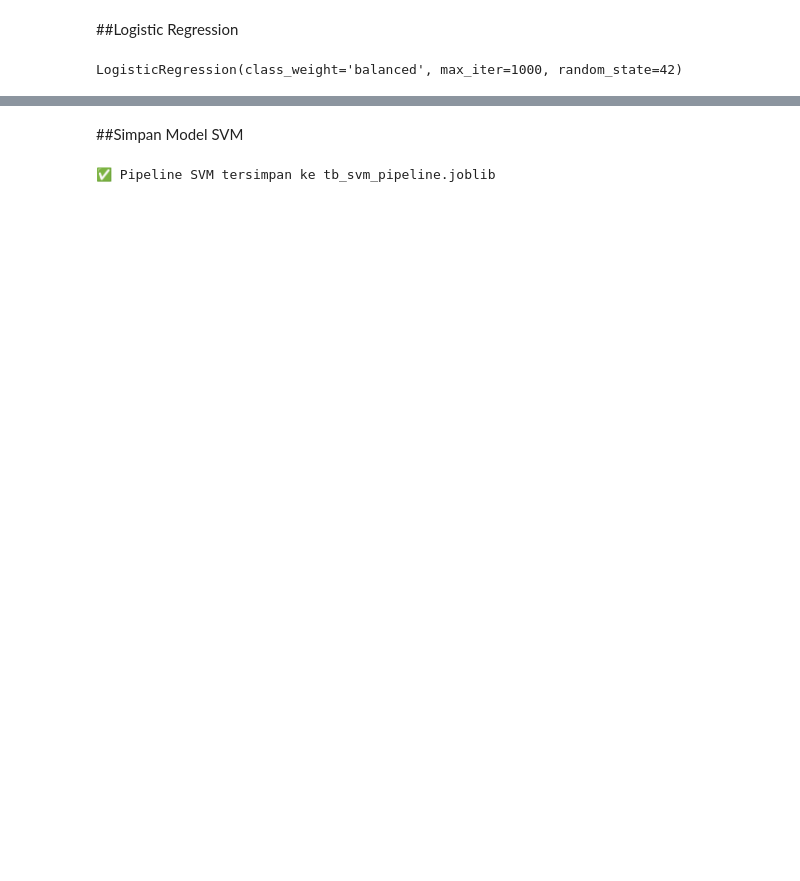
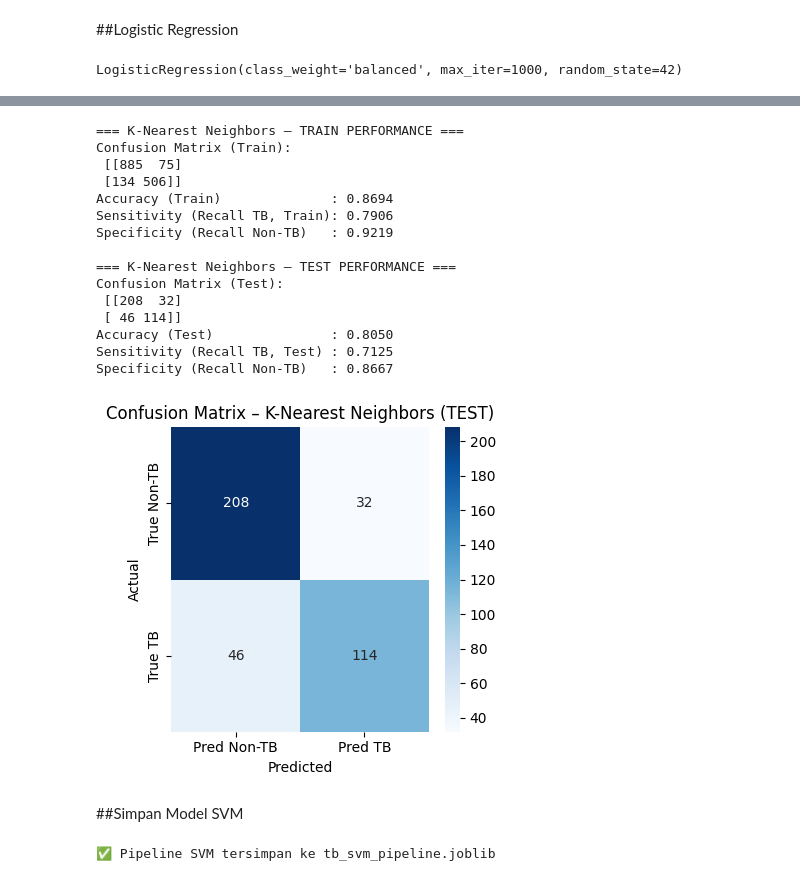
Before and after one commit to kosmasrio0411/Final-Project-PCD, a Jupyter notebook: Final_Project_PCD.ipynb, the cells around one changed output, grey strips where cells are left out. Saved outputs shown, nothing was run; the diff lists cells and outputs as text; code cells hidden in the pictures; blank space fills up the shorter version.

```diff
--- a/Final_Project_PCD.ipynb
+++ b/Final_Project_PCD.ipynb
@@ -769,3 +893,58 @@ plt.show()
+# %%
+from sklearn.neighbors import KNeighborsClassifier
+
+# K-Nearest Neighbors classifier
+knn_clf = KNeighborsClassifier(
+    n_neighbors=9,         # CRITICAL: Do not use k=1. Use an odd number (5, 7, 9).
+    weights='uniform',     # 'distance' weights can sometimes cause overfitting.
+    metric='euclidean'
+)
+
+knn_clf.fit(X_train_pca, y_train)
+
+evaluate_binary_model(knn_clf, X_train_pca, y_train, X_test_pca, y_test,
+                      name="K-Nearest Neighbors")
+
+# Plot confusion matrix for K-Nearest Neighbors
+import matplotlib.pyplot as plt
+import seaborn as sns
+from sklearn.metrics import confusion_matrix
+
+# prediksi test
+y_test_pred_knn = knn_clf.predict(X_test_pca)
+
+# confusion matrix (0 = Non-TB, 1 = TB)
+cm_te_knn = confusion_matrix(y_test, y_test_pred_knn, labels=[0, 1])
+
+plt.figure(figsize=(4, 4))
+sns.heatmap(cm_te_knn,
+            annot=True,
+            fmt="d",
+            cmap="Blues",
+            xticklabels=["Pred Non-TB", "Pred TB"],
+            yticklabels=["True Non-TB", "True TB"])
+plt.title("Confusion Matrix – K-Nearest Neighbors (TEST)")
+plt.xlabel("Predicted")
+plt.ylabel("Actual")
+plt.tight_layout()
+plt.show()
+# %% [output]
+=== K-Nearest Neighbors – TRAIN PERFORMANCE ===
+Confusion Matrix (Train):
+ [[885  75]
+ [134 506]]
+Accuracy (Train)              : 0.8694
+Sensitivity (Recall TB, Train): 0.7906
+Specificity (Recall Non-TB)   : 0.9219
+
+=== K-Nearest Neighbors – TEST PERFORMANCE ===
+Confusion Matrix (Test):
+ [[208  32]
+ [ 46 114]]
+Accuracy (Test)               : 0.8050
+Sensitivity (Recall TB, Test) : 0.7125
+Specificity (Recall Non-TB)   : 0.8667
+[figure, added]
 # %% [markdown]
 ##Simpan Model SVM
 # %%
```
Also changed, not shown: parts of 14 cells of this notebook.
